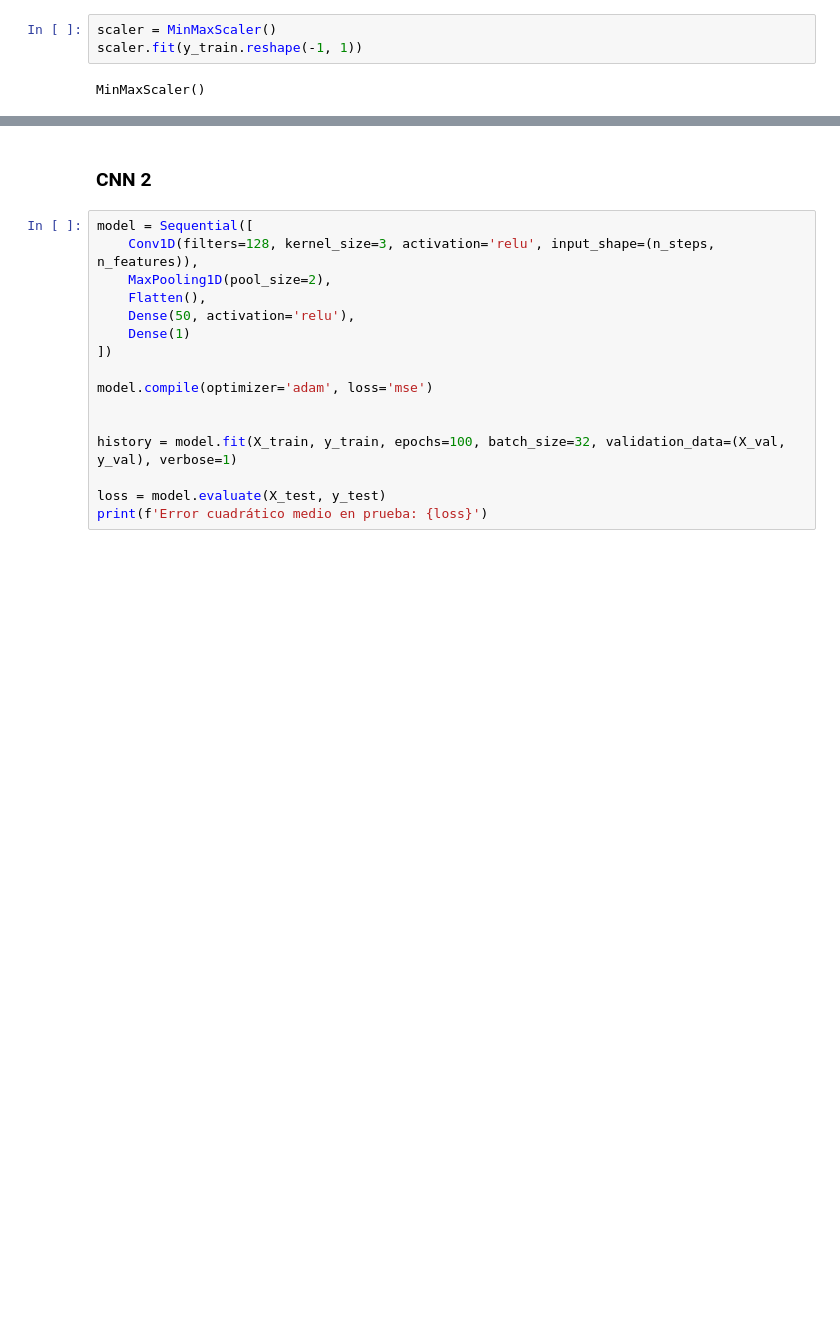
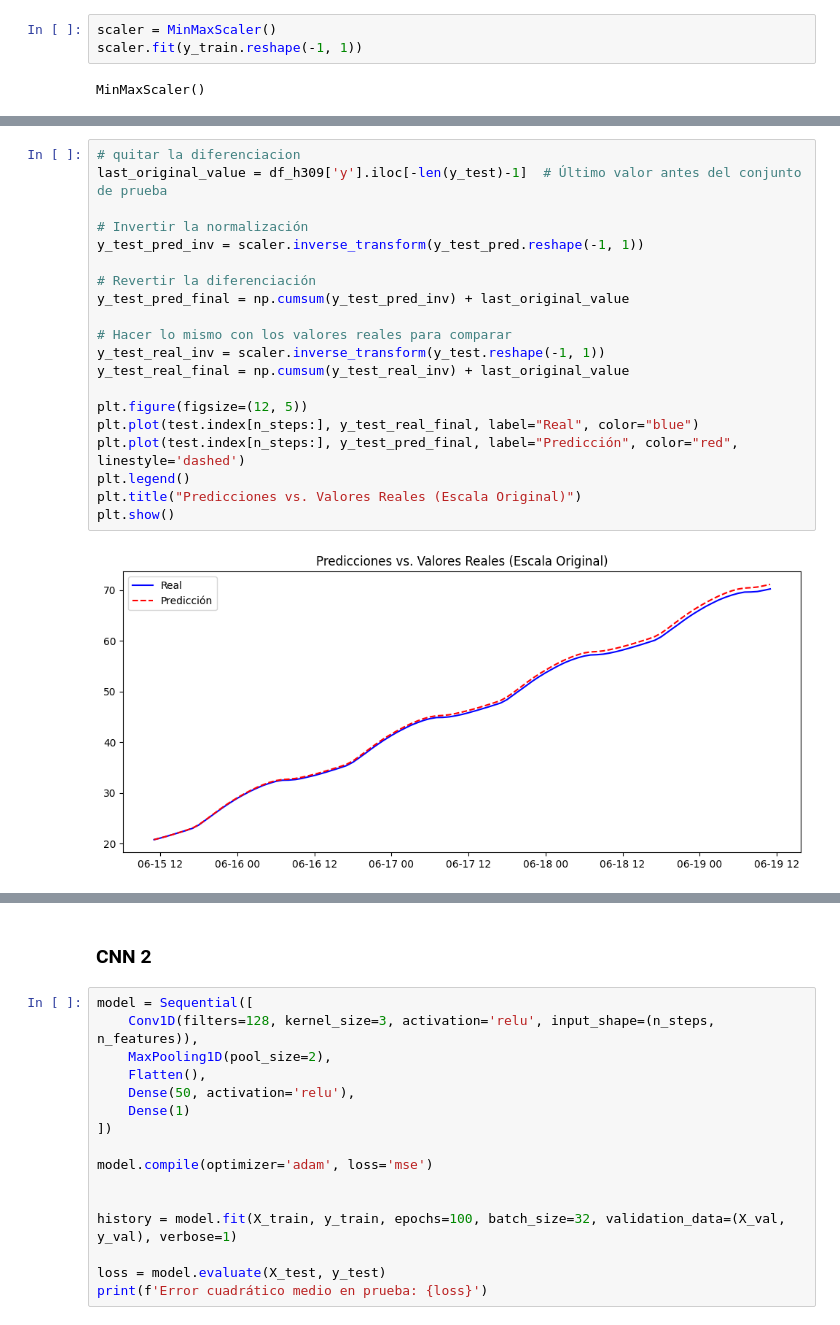
Before and after one commit to Maria-Paula-PR/SeriesTemporales_RedesNeuronales, a Jupyter notebook: df_h309.ipynb, the cells around one changed output, grey strips where cells are left out. Drawn from its saved outputs; the diff is of its cells as text; blank space fills up the shorter version.

```diff
--- a/df_h309.ipynb
+++ b/df_h309.ipynb
@@ -465,3 +480,25 @@ R2 : 0.9943
+# %%
+# quitar la diferenciacion
+last_original_value = df_h309['y'].iloc[-len(y_test)-1]  # Último valor antes del conjunto de prueba
+
+# Invertir la normalización
+y_test_pred_inv = scaler.inverse_transform(y_test_pred.reshape(-1, 1))
+
+# Revertir la diferenciación
+y_test_pred_final = np.cumsum(y_test_pred_inv) + last_original_value
+
+# Hacer lo mismo con los valores reales para comparar
+y_test_real_inv = scaler.inverse_transform(y_test.reshape(-1, 1))
+y_test_real_final = np.cumsum(y_test_real_inv) + last_original_value
+
+plt.figure(figsize=(12, 5))
+plt.plot(test.index[n_steps:], y_test_real_final, label="Real", color="blue")
+plt.plot(test.index[n_steps:], y_test_pred_final, label="Predicción", color="red", linestyle='dashed')
+plt.legend()
+plt.title("Predicciones vs. Valores Reales (Escala Original)")
+plt.show()
+# %% [output]
+[figure, added]
 # %%
 print(f"Esta primera CNN tiene una primera capa para regresión en series de tiempo. "
       "Usa convoluciones para extraer los patrones.\n"
```
Also changed, not shown: parts of 116 cells of this notebook.
